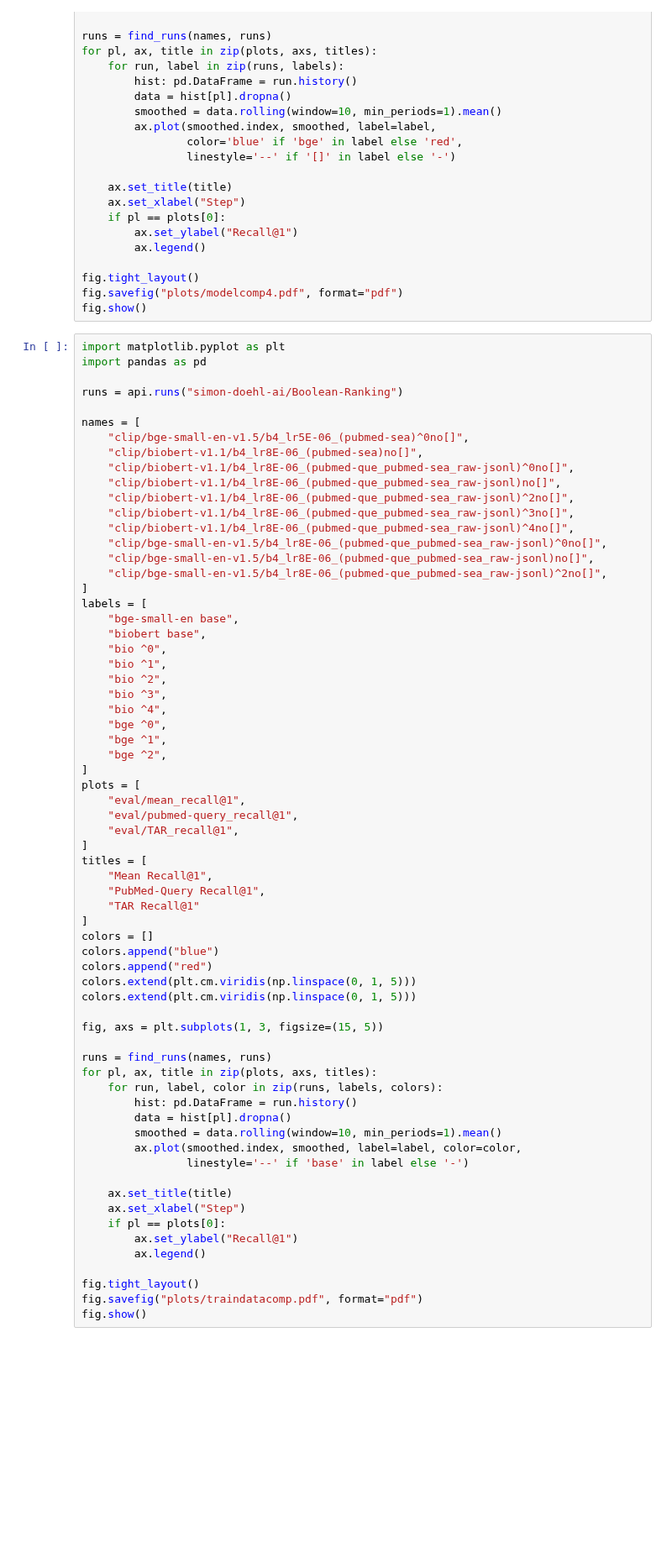
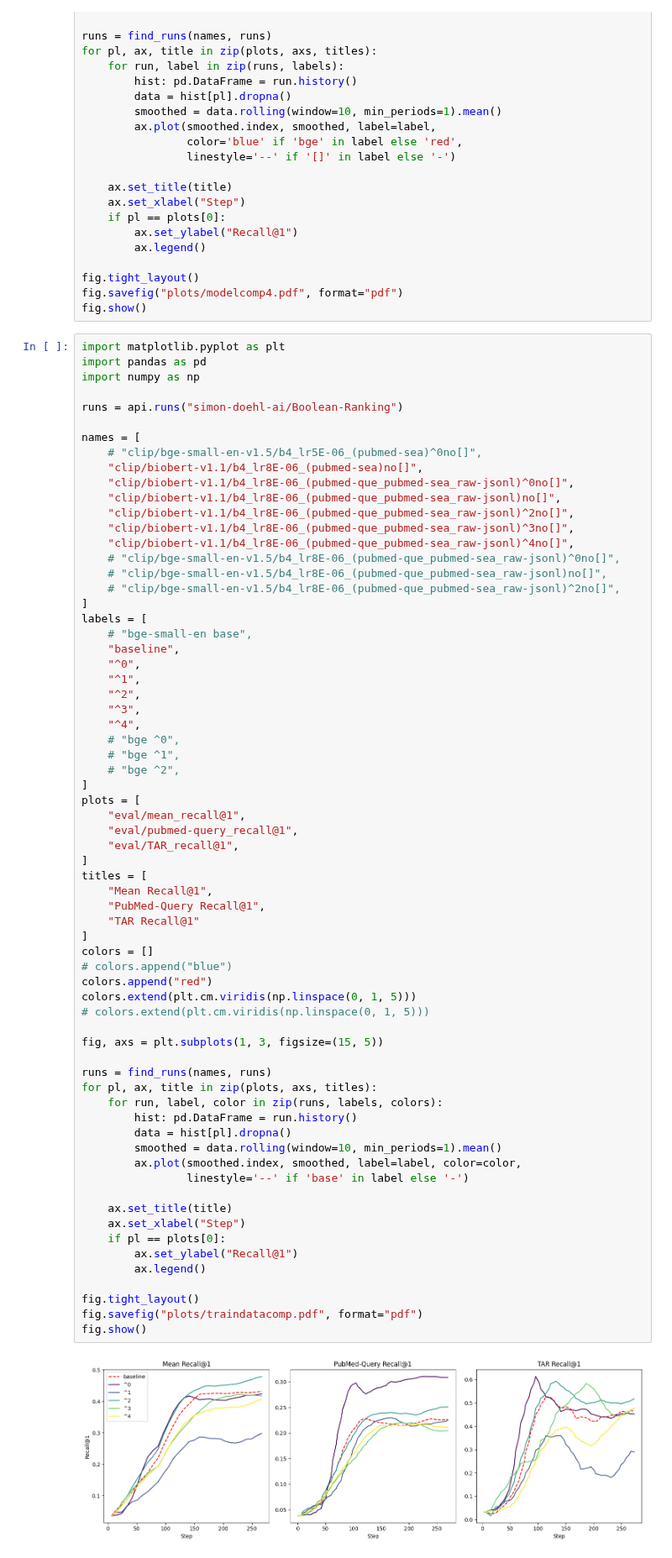
Before and after one commit to hscells-org/project-doehl-boolean-clip, a Jupyter notebook: plotting.ipynb, the cells around one changed output. Shown at 84% size. Cells and saved outputs as stored; diff of their text form; blank space fills up the shorter version.

```diff
--- a/plotting.ipynb
+++ b/plotting.ipynb
@@ -281,32 +306,33 @@ fig.show()
 # %%
 import matplotlib.pyplot as plt
 import pandas as pd
+import numpy as np
 
 runs = api.runs("simon-doehl-ai/Boolean-Ranking")
 
 names = [
-    "clip/bge-small-en-v1.5/b4_lr5E-06_(pubmed-sea)^0no[]",
+    # "clip/bge-small-en-v1.5/b4_lr5E-06_(pubmed-sea)^0no[]",
     "clip/biobert-v1.1/b4_lr8E-06_(pubmed-sea)no[]",
     "clip/biobert-v1.1/b4_lr8E-06_(pubmed-que_pubmed-sea_raw-jsonl)^0no[]",
     "clip/biobert-v1.1/b4_lr8E-06_(pubmed-que_pubmed-sea_raw-jsonl)no[]",
     "clip/biobert-v1.1/b4_lr8E-06_(pubmed-que_pubmed-sea_raw-jsonl)^2no[]",
     "clip/biobert-v1.1/b4_lr8E-06_(pubmed-que_pubmed-sea_raw-jsonl)^3no[]",
     "clip/biobert-v1.1/b4_lr8E-06_(pubmed-que_pubmed-sea_raw-jsonl)^4no[]",
-    "clip/bge-small-en-v1.5/b4_lr8E-06_(pubmed-que_pubmed-sea_raw-jsonl)^0no[]",
-    "clip/bge-small-en-v1.5/b4_lr8E-06_(pubmed-que_pubmed-sea_raw-jsonl)no[]",
-    "clip/bge-small-en-v1.5/b4_lr8E-06_(pubmed-que_pubmed-sea_raw-jsonl)^2no[]",
+    # "clip/bge-small-en-v1.5/b4_lr8E-06_(pubmed-que_pubmed-sea_raw-jsonl)^0no[]",
+    # "clip/bge-small-en-v1.5/b4_lr8E-06_(pubmed-que_pubmed-sea_raw-jsonl)no[]",
+    # "clip/bge-small-en-v1.5/b4_lr8E-06_(pubmed-que_pubmed-sea_raw-jsonl)^2no[]",
 ]
 labels = [
-    "bge-small-en base",
-    "biobert base",
-    "bio ^0",
-    "bio ^1",
-    "bio ^2",
-    "bio ^3",
-    "bio ^4",
-    "bge ^0",
-    "bge ^1",
-    "bge ^2",
+    # "bge-small-en base",
+    "baseline",
+    "^0",
+    "^1",
+    "^2",
+    "^3",
+    "^4",
+    # "bge ^0",
+    # "bge ^1",
+    # "bge ^2",
 ]
 plots = [
     "eval/mean_recall@1",
@@ -315,32 +341,34 @@ plots = [
 ]
 titles = [
     "Mean Recall@1",
     "PubMed-Query Recall@1",
     "TAR Recall@1"
 ]
 colors = []
-colors.append("blue")
+# colors.append("blue")
 colors.append("red")
 colors.extend(plt.cm.viridis(np.linspace(0, 1, 5)))
-colors.extend(plt.cm.viridis(np.linspace(0, 1, 5)))
+# colors.extend(plt.cm.viridis(np.linspace(0, 1, 5)))
 
 fig, axs = plt.subplots(1, 3, figsize=(15, 5))
 
 runs = find_runs(names, runs)
 for pl, ax, title in zip(plots, axs, titles):
     for run, label, color in zip(runs, labels, colors):
         hist: pd.DataFrame = run.history()
         data = hist[pl].dropna()
         smoothed = data.rolling(window=10, min_periods=1).mean()
         ax.plot(smoothed.index, smoothed, label=label, color=color,
                 linestyle='--' if 'base' in label else '-')
 
     ax.set_title(title)
     ax.set_xlabel("Step")
     if pl == plots[0]:
         ax.set_ylabel("Recall@1")
         ax.legend()
 
 fig.tight_layout()
 fig.savefig("plots/traindatacomp.pdf", format="pdf")
 fig.show()
+# %% [output]
+[figure, added]
```
Also changed, not shown: parts of 2 cells of this notebook, 7 other files.
